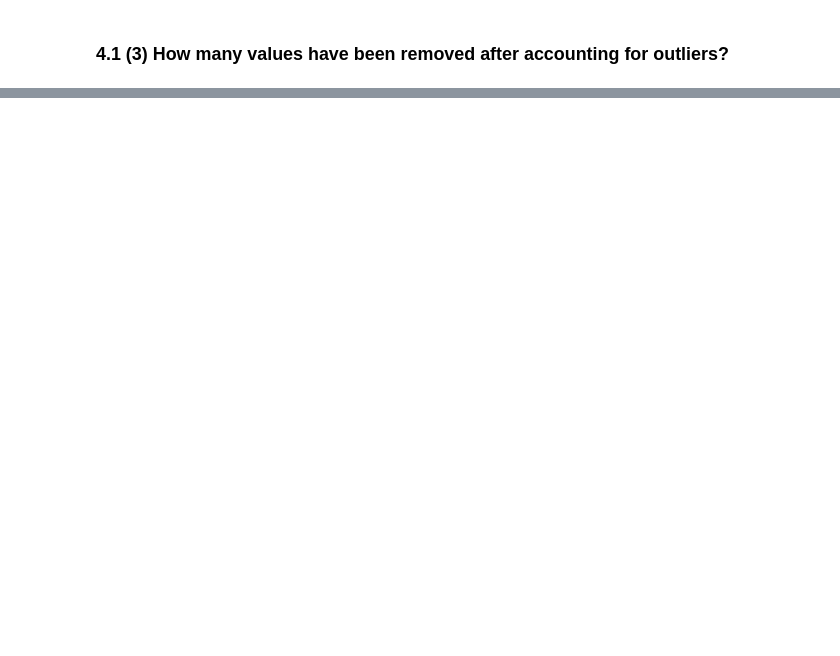
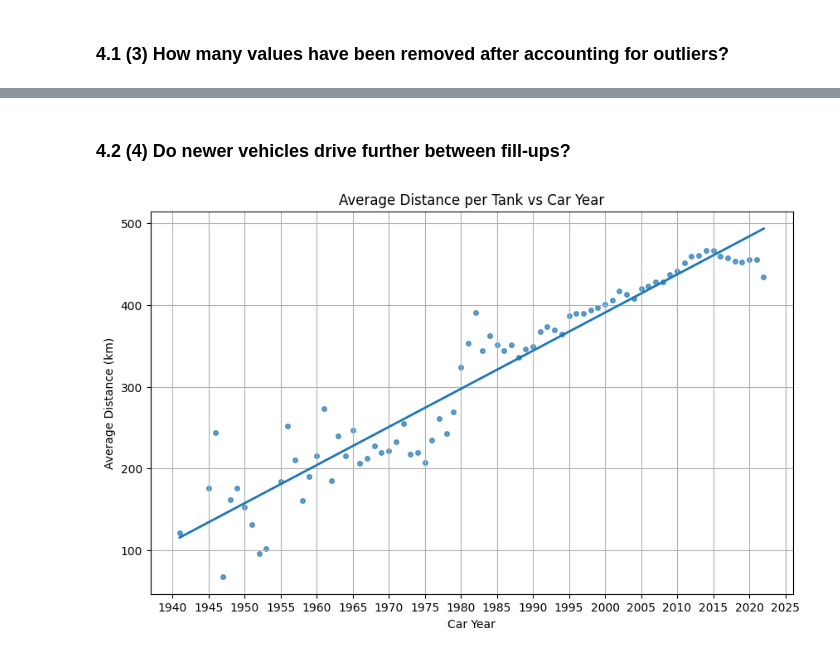
Before and after one commit to SeanMz28/IDVE_assignment1, a Jupyter notebook: assignment1.ipynb, the cells around one changed output, grey strips where cells are left out. Saved outputs shown, nothing was run; the diff lists cells and outputs as text; code cells hidden in the pictures; blank space fills up the shorter version.

```diff
--- a/assignment1.ipynb
+++ b/assignment1.ipynb
@@ -1009,0 +1051,24 @@ summary
+# %% [markdown]
+### 4.2 (4) Do newer vehicles drive further between fill-ups?
+# %%
+plot_df = df_clean[["car_year", "km_driven"]].dropna()
+plot_df = plot_df[plot_df["km_driven"] <= 1000]
+agg = plot_df.groupby("car_year", as_index=False)["km_driven"].mean()
+agg = agg.sort_values("car_year")
+agg = agg[agg["car_year"].between(1940, 2025)]
+
+plt.figure(figsize=(10,6))
+plt.scatter(agg["car_year"], agg["km_driven"], s=16, alpha=0.7)
+
+coeffs = np.polyfit(agg["car_year"], agg["km_driven"], 1)
+trend = np.poly1d(coeffs)
+plt.plot(agg["car_year"], trend(agg["car_year"]), linewidth=2)
+
+plt.title("Average Distance per Tank vs Car Year")
+plt.xlabel("Car Year")
+plt.ylabel("Average Distance (km)")
+plt.xticks(np.arange(1940, 2026, 5))
+plt.grid(True)
+plt.show()
+# %% [output]
+[figure, added]
```
Also changed, not shown: parts of 56 cells of this notebook.
